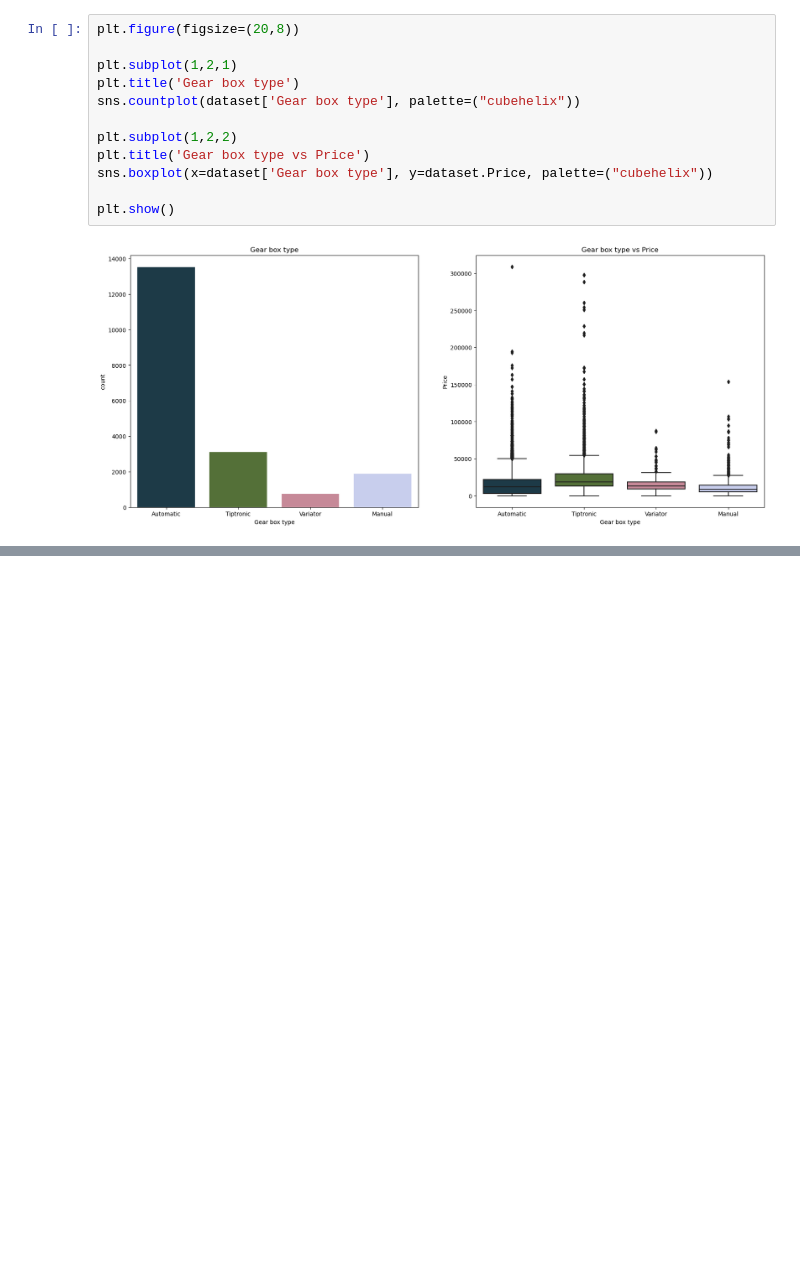
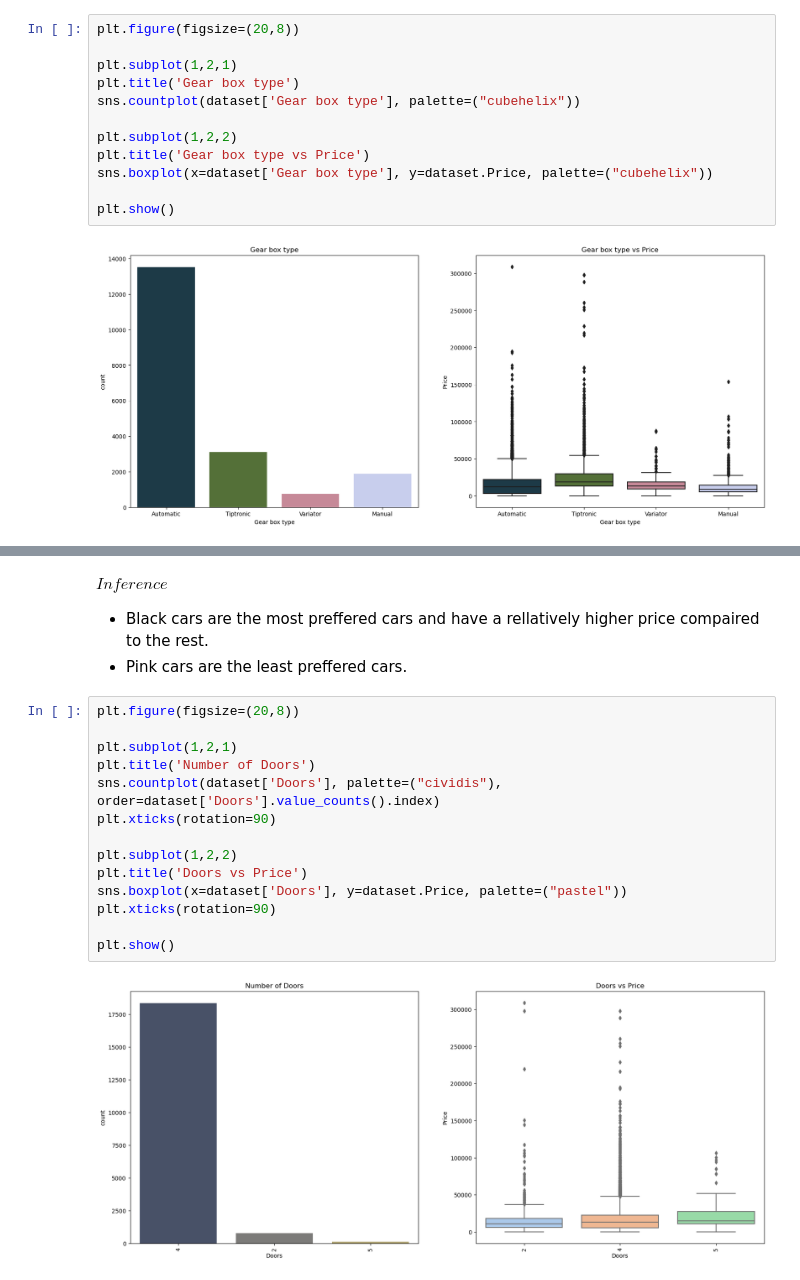
Before and after one commit to Mugangasia/Car-Price-Prediction-Challenge, a Jupyter notebook: car prediction model.ipynb, the cells around one changed output, grey strips where cells are left out. Drawn from its saved outputs; the diff is of its cells as text; blank space fills up the shorter version.

```diff
--- a/car prediction model.ipynb
+++ b/car prediction model.ipynb
@@ -231,0 +285,20 @@ plt.show()
+# %% [markdown]
+$Inference$
+* Black cars are the most preffered cars and have a rellatively higher price compaired to the rest.
+* Pink cars are the least preffered cars.
+# %%
+plt.figure(figsize=(20,8))
+
+plt.subplot(1,2,1)
+plt.title('Number of Doors')
+sns.countplot(dataset['Doors'], palette=("cividis"), order=dataset['Doors'].value_counts().index)
+plt.xticks(rotation=90)
+
+plt.subplot(1,2,2)
+plt.title('Doors vs Price')
+sns.boxplot(x=dataset['Doors'], y=dataset.Price, palette=("pastel"))
+plt.xticks(rotation=90)
+
+plt.show()
+# %% [output]
+[figure, added]
```
Also changed, not shown: parts of 40 cells of this notebook.
